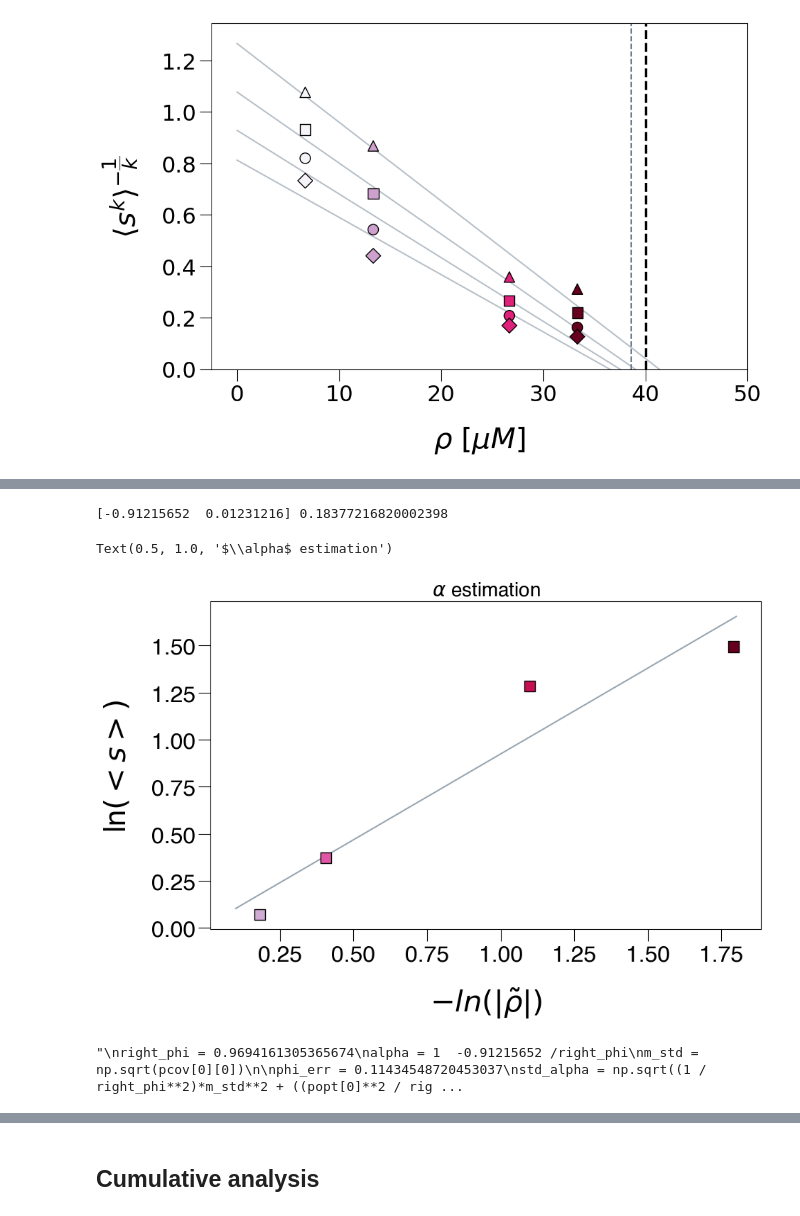
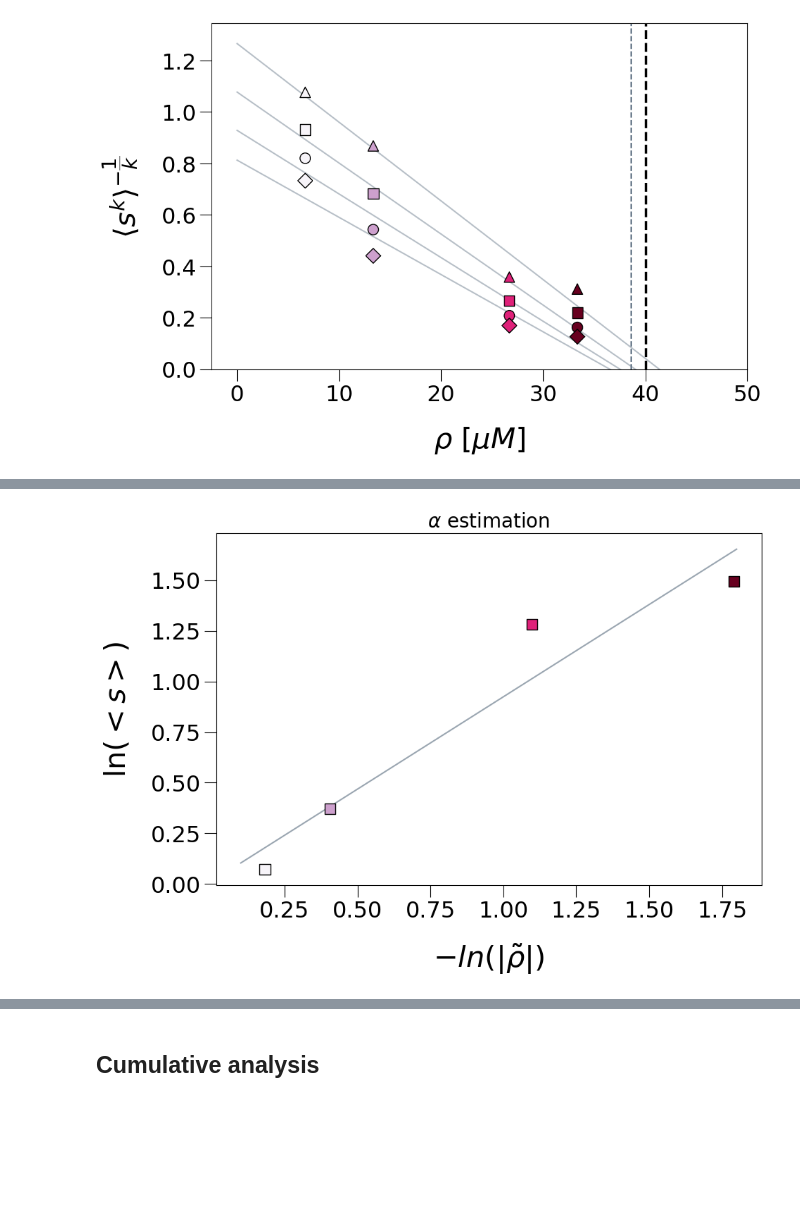
Before and after one commit to tommasoamico/dropletSizeDistributionForProteinPhaseSeparation, a Jupyter notebook: dead.ipynb, the cells around one changed output, grey strips where cells are left out. Drawn from its saved outputs; the diff is of its cells as text; code cells hidden in the pictures; blank space fills up the shorter version.

```diff
--- a/dead.ipynb
+++ b/dead.ipynb
@@ -303,59 +141,25 @@ plt.show()
 # %%
-plt.rc('font', family='Helvetica')
+y_axis:np.array = np.log(np.nanmean(df_dead.iloc[:,1:], axis = 0))
+x_axis:np.array = np.log(np.abs(tail((np.array(list(k_array_lines_dead[1].keys())).astype(float) - critical_c_dead)/critical_c_dead)))
+fig, ax = createCanvas()
 
-y_axis = np.log(np.nanmean(df_dead.iloc[:,1:], axis = 0))
-x_axis = np.log(np.abs((np.array(list(k_array_lines_dead[1].keys())).astype(float) - critical_c_dead)/critical_c_dead)[1:])
-fig, ax = plt.subplots(figsize=(10, int(0.65 * 10)))
-cmap=LinearSegmentedColormap.from_list('rg',['hotpink',  'magenta', 'mediumvioletred',\
-     'darkmagenta'], N=256)
+n_colors:int = len(concDeadEffective)
+ax.scatter(-x_axis, y_axis, zorder = 2, s = 120, edgecolor = 'black', color = rgbaValuesDead, alpha = 1, marker = 's')
 
-n_colors = len(conc_dead[1:])
-cmap = matplotlib.cm.get_cmap('PuRd')
-rgba_values = [cmap(np.linspace(0.3, 1, n_colors))[i] for i in range(n_colors)]
-ax.scatter(-x_axis, y_axis, zorder = 2, s = 120, edgecolor = 'black', color = rgba_values, alpha = 1,\
-    marker = 's')
-dataToSave = pd.DataFrame({'ln |rho_tilde|':x_axis, 'ln(<s>)':y_axis})
-
-
-from openpyxl import load_workbook
-
-
-
-#ax.set_title("$ \\alpha$ Estimation - $RP_3$", fontsize=30, pad = 20)
 ax.set_xlabel('$-ln(| \\tilde{\\rho}|)$', fontsize = 30, labelpad = 20)
 ax.set_ylabel('ln$(< s >)$', fontsize=30, labelpad = 20)
 
-popt, pcov = scipy.optimize.curve_fit(lambda x, a, b: a*x + b, x_axis, y_axis)
+popt, pcov = scipy.optimize.curve_fit(line, x_axis, y_axis)
 
-print(popt, np.sqrt(pcov[0][0]))
-x_axis_line = np.linspace(-1.8, -0.1)
+
+x_axis_line:np.array = np.linspace(-1.8, -0.1)
 ax.plot(-x_axis_line, x_axis_line * (popt[0]) + popt[1],\
     zorder = 1, label = 'Line with slope $m=-1$', color = 'slategrey', alpha = 0.7)
 
-#ax.legend(facecolor = 'aliceblue', shadow = True, edgecolor = 'black', fontsize = 15)
-ax.get_xaxis().set_major_formatter(mpl.ticker.ScalarFormatter())
-ax.get_yaxis().set_major_formatter(mpl.ticker.ScalarFormatter())
-ax.get_xaxis().set_minor_formatter(mpl.ticker.ScalarFormatter())
-ax.get_yaxis().set_minor_formatter(mpl.ticker.ScalarFormatter())
 ax.tick_params(axis='both', which='major', labelsize=23, length=12)
-ax.set_title('$\\alpha$ estimation', fontsize = 20)
+_ = ax.set_title('$\\alpha$ estimation', fontsize = 20)
 
 #fig.savefig('../../../Desktop/Fig1B.pdf', dpi = 300, facecolor = 'white', bbox_inches = 'tight')
 #fig.savefig('../../../Desktop/Fig1B.svg', dpi = 300, facecolor = 'white')
 # %% [output]
-[-0.91215652  0.01231216] 0.18377216820002398
-Text(0.5, 1.0, '$\\alpha$ estimation')
-[figure, old version]
+[figure, new version]
-# %%
-'''
-right_phi = 0.9694161305365674
-alpha = 1  -0.91215652 /right_phi
-m_std = np.sqrt(pcov[0][0])
-
-phi_err = 0.11434548720453037
-std_alpha = np.sqrt((1 / right_phi**2)*m_std**2 + ((popt[0]**2 / right_phi**4) )* (phi_err)**2)
-
-print(alpha, 'pm', std_alpha)
-'''
-# %% [output]
-"\nright_phi = 0.9694161305365674\nalpha = 1  -0.91215652 /right_phi\nm_std = np.sqrt(pcov[0][0])\n\nphi_err = 0.11434548720453037\nstd_alpha = np.sqrt((1 / right_phi**2)*m_std**2 + ((popt[0]**2 / rig ...
```
Also changed, not shown: parts of 19 cells of this notebook, 2 other files.
